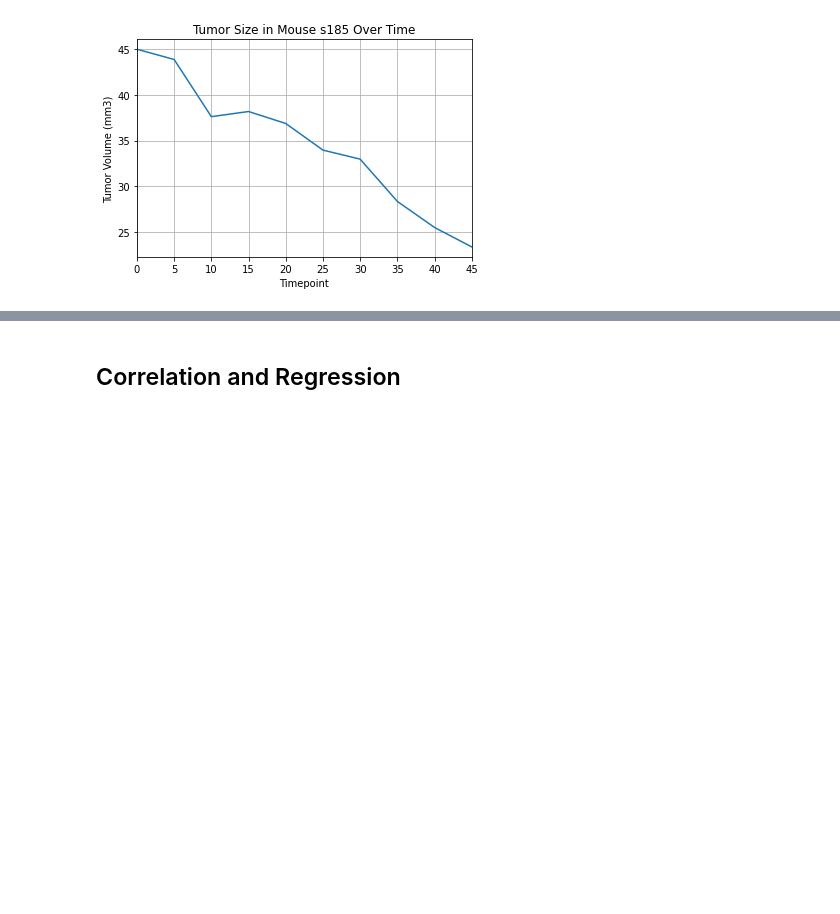
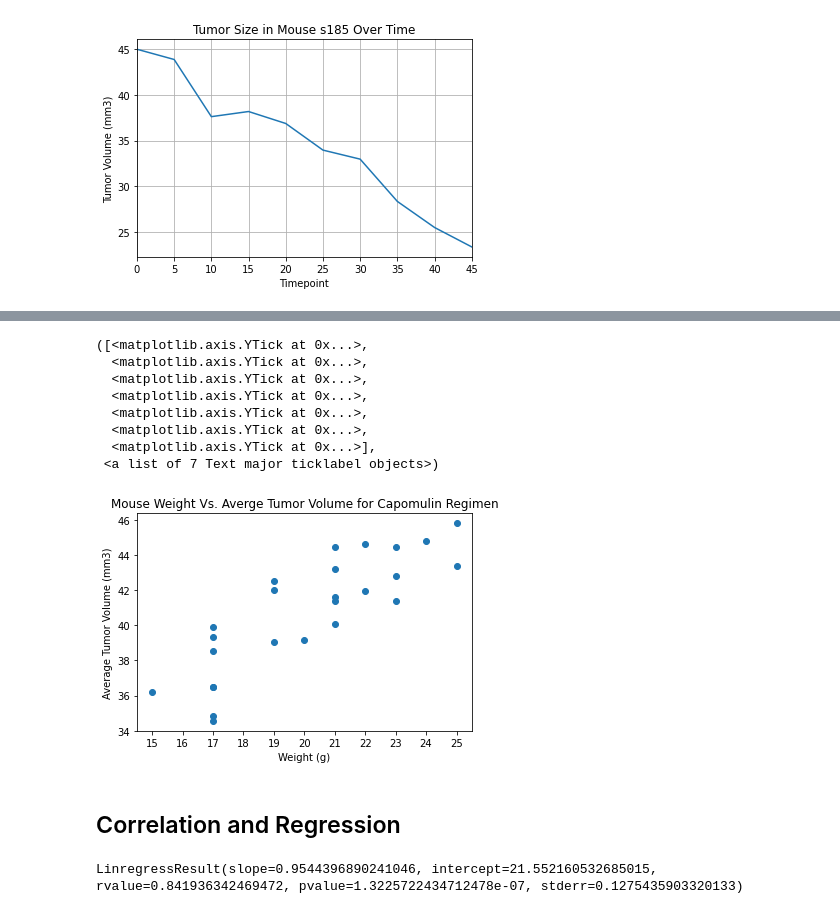
Before and after one commit to cwolf1424/Matplotlib_Challenge, a Jupyter notebook: Pymaceuticals/pymaceuticals.ipynb, the cells around one changed output, grey strips where cells are left out. Drawn from its saved outputs; the diff is of its cells as text; code cells hidden in the pictures; blank space fills up the shorter version.

```diff
--- a/Pymaceuticals/pymaceuticals.ipynb
+++ b/Pymaceuticals/pymaceuticals.ipynb
@@ -363,0 +379,3 @@ plt.show
+# %%
+capomulin_df = cln_merged_results_df.loc[cln_merged_results_df["Drug Regimen"] == "Capomulin",:]
+capomulin_df.head(1)
@@ -363,0 +385,5 @@ plt.show
+# %%
+mouseid_weight_df = capomulin_df.loc[capomulin_df["Timepoint"] == 0,:]
+mouseid_weight_df = mouseid_weight_df[["Mouse ID","Weight (g)"]]
+mouseid_weight_df = mouseid_weight_df.set_index("Mouse ID")
+mouseid_weight_df.head(1)
@@ -363,0 +394,5 @@ plt.show
+# %%
+mouseid_avg_vol_df = capomulin_df.groupby(["Mouse ID"])["Tumor Volume (mm3)"].mean()
+mouseid_avg_vol_df = pd.DataFrame(mouseid_avg_vol_df)
+mouseid_avg_vol_df = mouseid_avg_vol_df.rename(columns={"Tumor Volume (mm3)":"Average Tumor Volume (mm3)"})
+mouseid_avg_vol_df.head(1)
@@ -363,0 +403,3 @@ plt.show
+# %%
+capomulin_weight_volume_df = pd.merge(mouseid_weight_df,mouseid_avg_vol_df, on = ["Mouse ID"], how = "inner")
+capomulin_weight_volume_df.head()
@@ -364,5 +414,28 @@ plt.show
+# %%
+# Generate a scatter plot of mouse weight vs. the average observed tumor volume for the entire Capomulin regimen
+plt.scatter(capomulin_weight_volume_df["Weight (g)"],capomulin_weight_volume_df["Average Tumor Volume (mm3)"])
+plt.title ("Mouse Weight Vs. Averge Tumor Volume for Capomulin Regimen")
+plt.xlabel ("Weight (g)")
+plt.ylabel ("Average Tumor Volume (mm3)")
+plt.xticks (np.arange(15,26, step=1))
+plt.yticks (np.arange(34,48, step=2))
+# %% [output]
+([<matplotlib.axis.YTick at 0x...>,
+  <matplotlib.axis.YTick at 0x...>,
+  <matplotlib.axis.YTick at 0x...>,
+  <matplotlib.axis.YTick at 0x...>,
+  <matplotlib.axis.YTick at 0x...>,
+  <matplotlib.axis.YTick at 0x...>,
+  <matplotlib.axis.YTick at 0x...>],
+ <a list of 7 Text major ticklabel objects>)
+[figure, added]
 # %% [markdown]
 ## Correlation and Regression
 # %%
 # Calculate the correlation coefficient and a linear regression model
 # for mouse weight and average observed tumor volume for the entire Capomulin regimen
+from scipy.stats import linregress
+(slope, intercept, rvalue, pvalue, stderr) = linregress (capomulin_weight_volume_df["Weight (g)"],capomulin_weight_volume_df["Average Tumor Volume (mm3)"])
+linregress (capomulin_weight_volume_df["Weight (g)"],capomulin_weight_volume_df["Average Tumor Volume (mm3)"])
+# %% [output]
+LinregressResult(slope=0.9544396890241046, intercept=21.552160532685015, rvalue=0.841936342469472, pvalue=1.3225722434712478e-07, stderr=0.1275435903320133)
```
Also changed, not shown: parts of 9 cells of this notebook, 1 other file.
